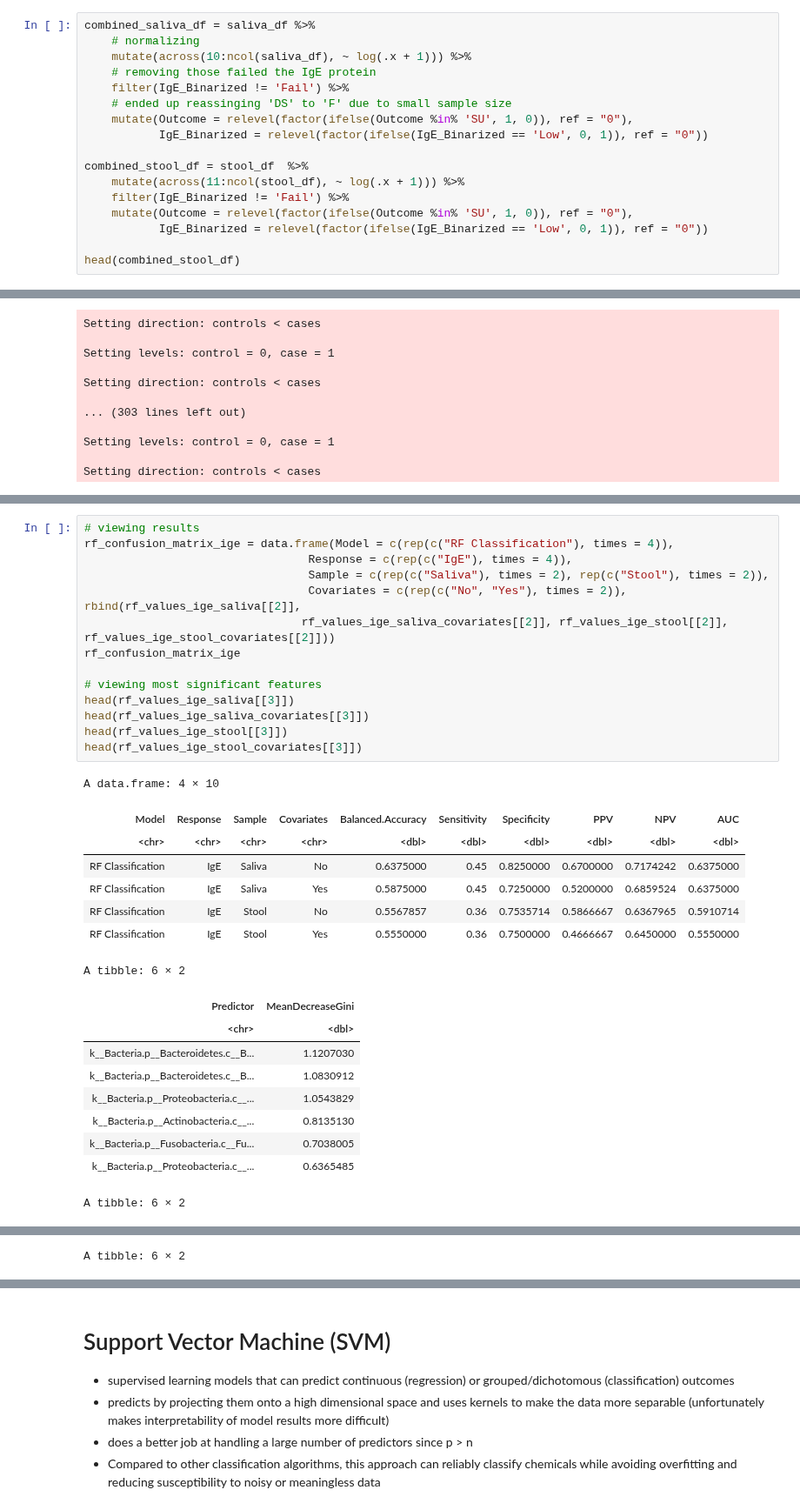
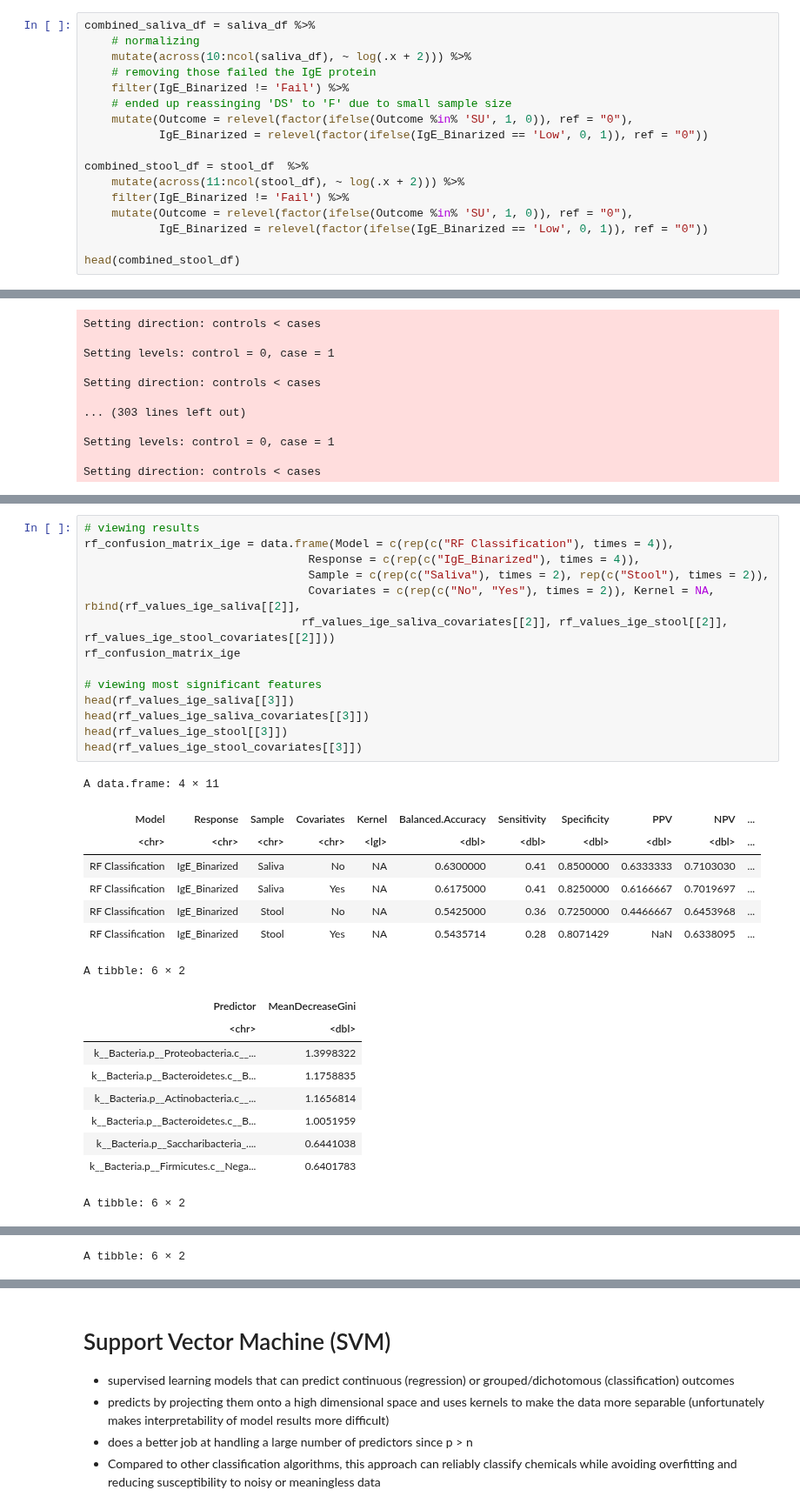
Before and after one commit to Ragerlab/P1013.-Microbiome-Peanut-Allergy, a Jupyter notebook: 4. ML Prediction/Outcome & IgE Prediction.ipynb, the cells around one changed output, grey strips where cells are left out. Shown at 87% size. Saved outputs shown, nothing was run; the diff lists cells and outputs as text.

```diff
--- a/4. ML Prediction/Outcome & IgE Prediction.ipynb
+++ b/4. ML Prediction/Outcome & IgE Prediction.ipynb
@@ -56,7 +56,7 @@ Using supervised ML to see if the outcome can be predicted using global microbio
 # %%
 combined_saliva_df = saliva_df %>%
     # normalizing
-    mutate(across(10:ncol(saliva_df), ~ log(.x + 1))) %>%
+    mutate(across(10:ncol(saliva_df), ~ log(.x + 2))) %>%
     # removing those failed the IgE protein
     filter(IgE_Binarized != 'Fail') %>%
     # ended up reassinging 'DS' to 'F' due to small sample size
@@ -64,7 +64,7 @@ combined_saliva_df = saliva_df %>%
            IgE_Binarized = relevel(factor(ifelse(IgE_Binarized == 'Low', 0, 1)), ref = "0"))
 
 combined_stool_df = stool_df  %>%
-    mutate(across(11:ncol(stool_df), ~ log(.x + 1))) %>%
+    mutate(across(11:ncol(stool_df), ~ log(.x + 2))) %>%
     filter(IgE_Binarized != 'Fail') %>%
     mutate(Outcome = relevel(factor(ifelse(Outcome %in% 'SU', 1, 0)), ref = "0"),
            IgE_Binarized = relevel(factor(ifelse(IgE_Binarized == 'Low', 0, 1)), ref = "0"))
@@ -400,34 +400,34 @@ A tibble: 6 × 2
 # %%
 # viewing results
 rf_confusion_matrix_ige = data.frame(Model = c(rep(c("RF Classification"), times = 4)),
-                                 Response = c(rep(c("IgE"), times = 4)),
+                                 Response = c(rep(c("IgE_Binarized"), times = 4)),
                                  Sample = c(rep(c("Saliva"), times = 2), rep(c("Stool"), times = 2)),
-                                 Covariates = c(rep(c("No", "Yes"), times = 2)), rbind(rf_values_ige_saliva[[2]],
+                                 Covariates = c(rep(c("No", "Yes"), times = 2)), Kernel = NA, rbind(rf_values_ige_saliva[[2]],
                                 rf_values_ige_saliva_covariates[[2]], rf_values_ige_stool[[2]], rf_values_ige_stool_covariates[[2]]))
 rf_confusion_matrix_ige
 
 # viewing most significant features
 head(rf_values_ige_saliva[[3]])
 head(rf_values_ige_saliva_covariates[[3]])
 head(rf_values_ige_stool[[3]])
 head(rf_values_ige_stool_covariates[[3]])
 # %% [output]
-A data.frame: 4 × 10
+A data.frame: 4 × 11
-| Model | Response | Sample | Covariates | Balanced.Accuracy | Sensitivity | Specificity | PPV | NPV | AUC |
-| <chr> | <chr> | <chr> | <chr> | <dbl> | <dbl> | <dbl> | <dbl> | <dbl> | <dbl> |
-| RF Classification | IgE | Saliva | No | 0.6375000 | 0.45 | 0.8250000 | 0.6700000 | 0.7174242 | 0.6375000 |
-| RF Classification | IgE | Saliva | Yes | 0.5875000 | 0.45 | 0.7250000 | 0.5200000 | 0.6859524 | 0.6375000 |
-| RF Classification | IgE | Stool | No | 0.5567857 | 0.36 | 0.7535714 | 0.5866667 | 0.6367965 | 0.5910714 |
-| RF Classification | IgE | Stool | Yes | 0.5550000 | 0.36 | 0.7500000 | 0.4666667 | 0.6450000 | 0.5550000 |
+| Model | Response | Sample | Covariates | Kernel | Balanced.Accuracy | Sensitivity | Specificity | PPV | NPV | ... |
+| <chr> | <chr> | <chr> | <chr> | <lgl> | <dbl> | <dbl> | <dbl> | <dbl> | <dbl> | ... |
+| RF Classification | IgE_Binarized | Saliva | No | NA | 0.6300000 | 0.41 | 0.8500000 | 0.6333333 | 0.7103030 | ... |
+| RF Classification | IgE_Binarized | Saliva | Yes | NA | 0.6175000 | 0.41 | 0.8250000 | 0.6166667 | 0.7019697 | ... |
+| RF Classification | IgE_Binarized | Stool | No | NA | 0.5425000 | 0.36 | 0.7250000 | 0.4466667 | 0.6453968 | ... |
+| RF Classification | IgE_Binarized | Stool | Yes | NA | 0.5435714 | 0.28 | 0.8071429 | NaN | 0.6338095 | ... |
 A tibble: 6 × 2
 | Predictor | MeanDecreaseGini |
 | <chr> | <dbl> |
-| k__Bacteria.p__Bacteroidetes.c__B... | 1.1207030 |
-| k__Bacteria.p__Bacteroidetes.c__B... | 1.0830912 |
-| k__Bacteria.p__Proteobacteria.c__... | 1.0543829 |
-| k__Bacteria.p__Actinobacteria.c__... | 0.8135130 |
-| k__Bacteria.p__Fusobacteria.c__Fu... | 0.7038005 |
-| k__Bacteria.p__Proteobacteria.c__... | 0.6365485 |
+| k__Bacteria.p__Proteobacteria.c__... | 1.3998322 |
+| k__Bacteria.p__Bacteroidetes.c__B... | 1.1758835 |
+| k__Bacteria.p__Actinobacteria.c__... | 1.1656814 |
+| k__Bacteria.p__Bacteroidetes.c__B... | 1.0051959 |
+| k__Bacteria.p__Saccharibacteria_.... | 0.6441038 |
+| k__Bacteria.p__Firmicutes.c__Nega... | 0.6401783 |
 A tibble: 6 × 2
 | Predictor | MeanDecreaseGini |
 | <chr> | <dbl> |
```
Also changed, not shown: parts of 12 cells of this notebook.
